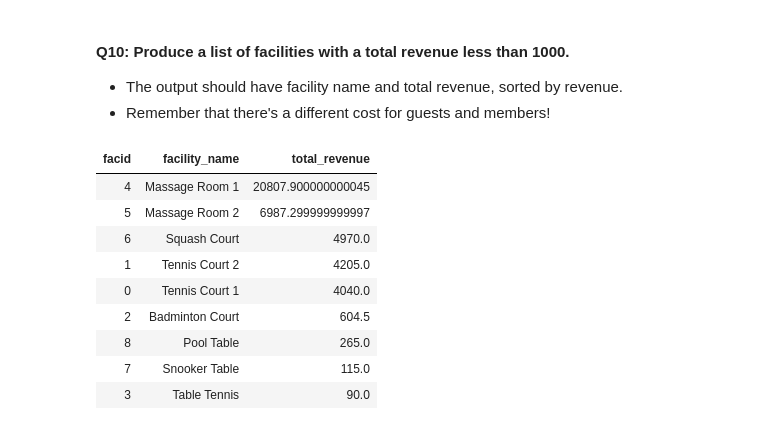
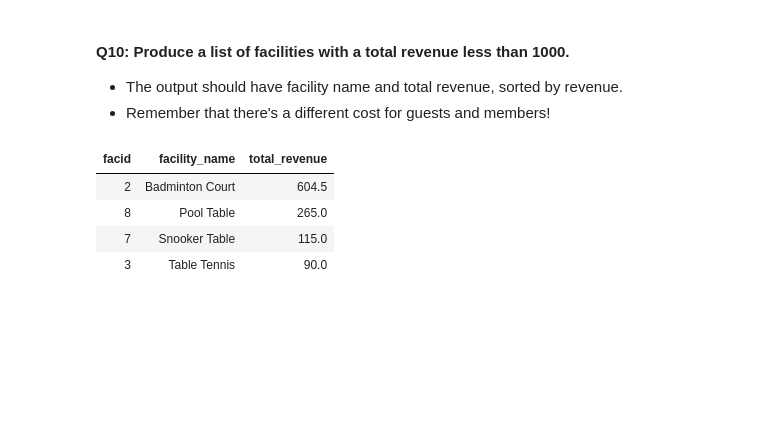
Before and after one commit to sarioz/Springboard, a Jupyter notebook: Mini-Projects/05_6.6-sql-with-spark/Mini_Project_SQL_with_Spark.ipynb, the cells around one changed output. Saved outputs shown, nothing was run; the diff lists cells and outputs as text; code cells hidden in the pictures; blank space fills up the shorter version.

Commit message:
add HAVING clause to #10

```diff
--- a/Mini-Projects/05_6.6-sql-with-spark/Mini_Project_SQL_with_Spark.ipynb
+++ b/Mini-Projects/05_6.6-sql-with-spark/Mini_Project_SQL_with_Spark.ipynb
@@ -286,19 +286,15 @@ WHERE (CASE WHEN members.memid = 0 THEN facilities.guestcost ELSE facilities.mem
 # %%
 %sql
 SELECT
   facilities.facid,
   facilities.name AS facility_name,
   SUM(CASE WHEN bookings.memid = 0 THEN facilities.guestcost ELSE facilities.membercost END) AS total_revenue
 FROM bookings JOIN facilities ON bookings.facid = facilities.facid
-GROUP BY facilities.facid, facilities.name
+GROUP BY facilities.facid, facility_name
+HAVING total_revenue < 1000
 ORDER BY total_revenue DESC
 # %% [output]
 | facid | facility_name | total_revenue |
-| 4 | Massage Room 1 | 20807.900000000045 |
-| 5 | Massage Room 2 | 6987.299999999997 |
-| 6 | Squash Court | 4970.0 |
-| 1 | Tennis Court 2 | 4205.0 |
-| 0 | Tennis Court 1 | 4040.0 |
 | 2 | Badminton Court | 604.5 |
 | 8 | Pool Table | 265.0 |
 | 7 | Snooker Table | 115.0 |
```
